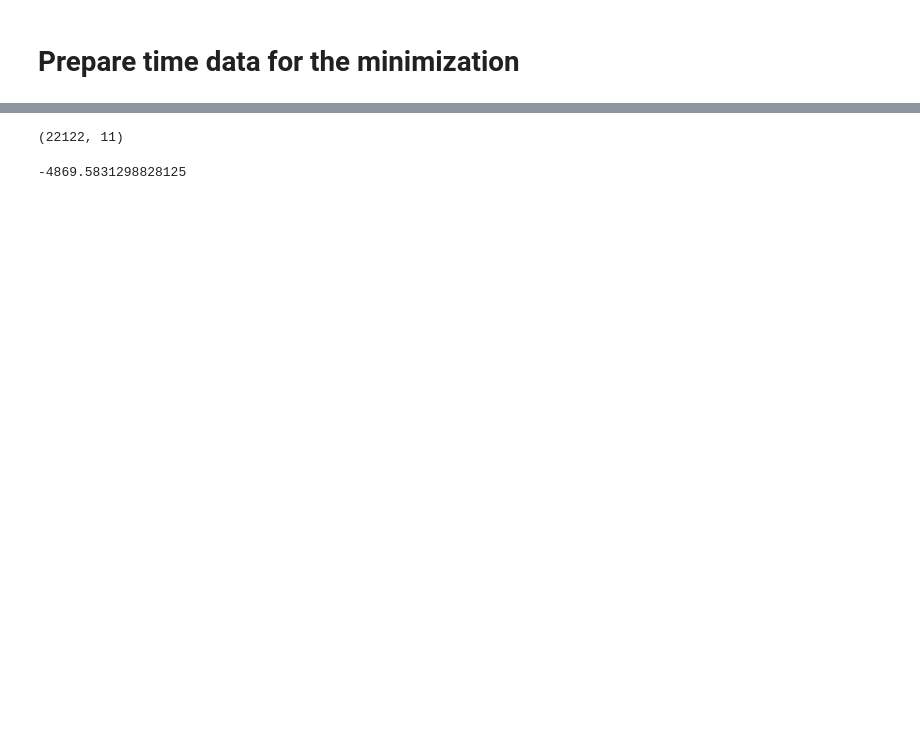
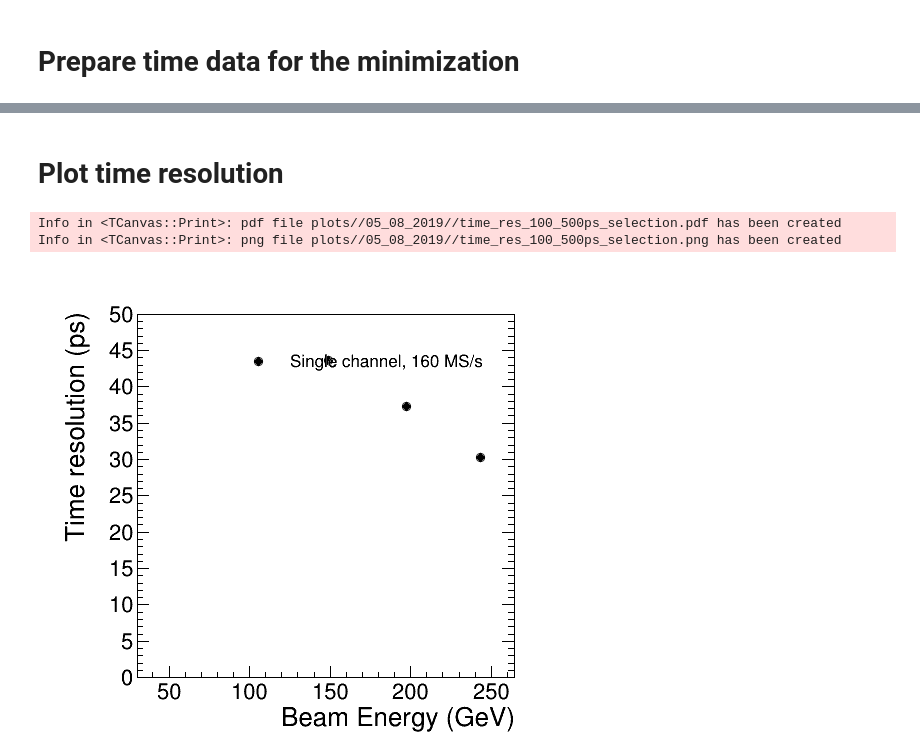
Before and after one commit to chernyavskaya/ECALtestBeam, a Jupyter notebook: EcalTimeResolution.ipynb, the cells around one changed output, grey strips where cells are left out. Saved outputs shown, nothing was run; the diff lists cells and outputs as text; code cells hidden in the pictures; blank space fills up the shorter version.

Commit message:
first working time resolution

```diff
--- a/EcalTimeResolution.ipynb
+++ b/EcalTimeResolution.ipynb
@@ -92,3 +78,7 @@ c.Draw()
 # %% [markdown]
 # Prepare time data for the minimization
+# %%
+crystal='C3'
+energies = sorted([float(item) for item in dict_C3_energy_scan.keys()])
+energies = [str(item) for item in energies]
 # %%
@@ -206,8 +172,16 @@ df[df['fit_time_MCP1'].gt(40)].index[0]
-# %%
-df.shape
-# %% [output]
-(22122, 11)
-# %%
-df['dt_mcp2_mcp1_C3'][4]
-# %% [output]
--4869.5831298828125
+# %%
+#print results_params
+cm_res = array('d')
+energies_float = array('d')
+cm_e_res = array('d')
+energies_float_e = array('d')
+
+beam_scan_resolution = 0.005
+
+for energy in energies:
+    cm_res.append(results_params[energy]['Cm'][0])
+    cm_e_res.append(results_params[energy]['Cm'][1])
+    energies_float.append(float(energy))
+    energies_float_e.append(float(energy)*beam_scan_resolution)
+# %% [markdown]
+# Plot time resolution
@@ -213,0 +194,30 @@ df['dt_mcp2_mcp1_C3'][4]
+# %%
+c1 = ROOT.TCanvas("c","c",500,500)
+c1.SetTickx(0)
+
+
+gres = ROOT.TGraphErrors(len(energies_float), energies_float , cm_res, energies_float_e, cm_e_res)
+gres.SetTitle(";Beam Energy (GeV); Time resolution (ps)")
+gres.Draw("AP")
+gres.GetXaxis().SetNdivisions(507)
+gres.GetYaxis().SetRangeUser(0, 50)
+gres.Draw("AP")
+st = gres.GetListOfFunctions().FindObject("stats")
+#st.Delete()
+lg = ROOT.TLegend(0.38, 0.7, 0.9, 0.9)
+lg.AddEntry(gres, "Single channel, 160 MS/s", "p")
+lg.SetFillStyle(-1)
+lg.SetBorderSize(0)
+lg.SetTextFont(42)
+lg.SetTextSize(0.04)
+lg.Draw("same")
+c1.Draw()
+
+c1.SetTopMargin(0.1)
+c1.Draw()
+c1.SaveAs('%s/time_res_%s.pdf'%(plot_folder,outstr))
+c1.SaveAs('%s/time_res_%s.png'%(plot_folder,outstr))
+# %% [output]
+Info in <TCanvas::Print>: pdf file plots//05_08_2019//time_res_100_500ps_selection.pdf has been created
+Info in <TCanvas::Print>: png file plots//05_08_2019//time_res_100_500ps_selection.png has been created
+[figure, added]
```
Also changed, not shown: parts of 24 cells of this notebook, 7 other files.
